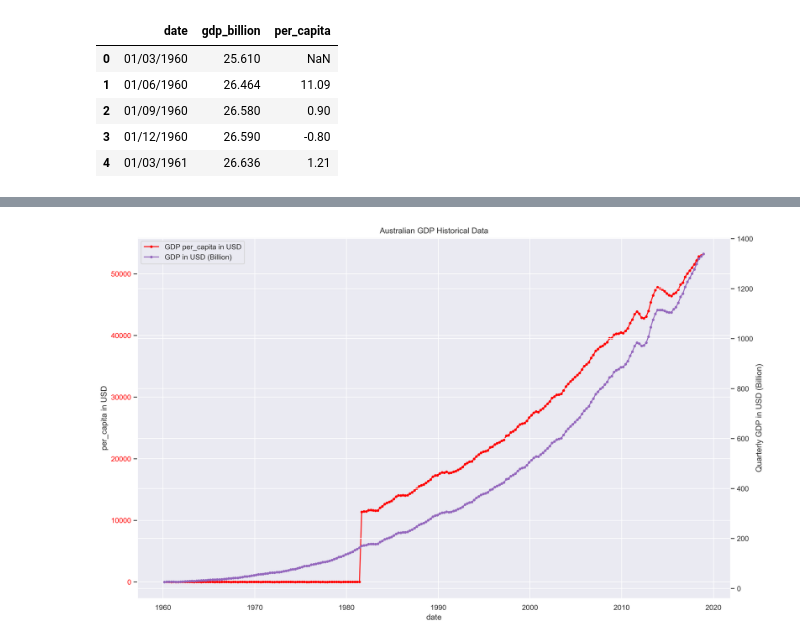
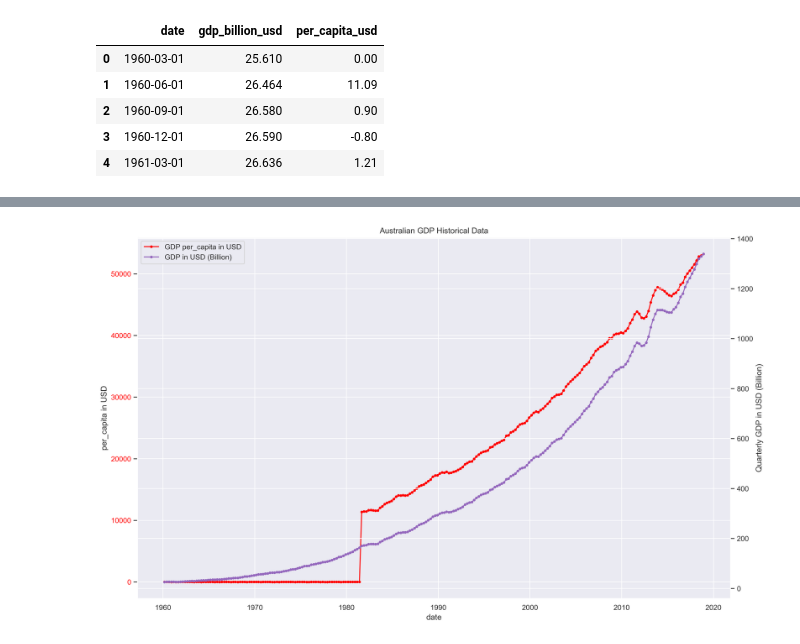
Before and after one commit to MDSI-AUG-2020-DSP/ASX, a Jupyter notebook: Housing_GDP.ipynb, the cells around one changed output, grey strips where cells are left out. Saved outputs shown, nothing was run; the diff lists cells and outputs as text; code cells hidden in the pictures.

```diff
--- a/Housing_GDP.ipynb
+++ b/Housing_GDP.ipynb
@@ -28,3 +28,27 @@ import matplotlib.pyplot as plt
 import seaborn as sns
 sns.set()
 %matplotlib inline
+# %%
+import pandas as pd
+import getpass
+from functions import connect_mysql, mysql_list
+
+# Input User id
+try:
+    # password input hashed
+    id = getpass.getpass("id: ")
+except Exception as ex:
+    print('Error Occured : ', ex)
+#Input password
+try:
+    # password input hashed
+    pwd = getpass.getpass("password: ")
+except Exception as ex:
+    print('Error Occured : ', ex)
+
+#host for RDS connection
+host = "mdsi-dsp-spr-2020.cehiwpryiego.ap-southeast-2.rds.amazonaws.com"
+mydb = connect_mysql(host, id, pwd)
+
+if mydb:
+    print("Connection Successful")
@@ -30,0 +59,10 @@ sns.set()
+# %%
+from functions import mysql_list
+mydb = connect_mysql(host, id, pwd)
+mycursor = mydb.cursor()
+mycursor.execute("SHOW DATABASES;")
+# create a list of database
+db_list = mysql_list(mycursor.fetchall())
+print(db_list)
+# asx is the database to be used
+db = "asx"
@@ -31,15 +103,16 @@ sns.set()
 # %%
-# Import dataset and rename as `gdp_usd`
-gdp_usd = pd.read_csv('australia_GDP_1960_2020_usd.csv')
-gdp_usd.columns = ['date', 'gdp_billion','per_capita']
+# Generate dataset from MySQL Server and rename as `gdp_usd`
+mydb = connect_mysql(host, id, pwd, db)
+gdp_usd = pd.read_sql_query("SELECT * FROM australia_GDP_1960_2020_usd", con=mydb)
+gdp_usd.columns = ['date', 'gdp_billion_usd','per_capita_usd']
 gdp_usd.head()
 # %% [output]
-|  | date | gdp_billion | per_capita |
-| 0 | 01/03/1960 | 25.610 | NaN |
-| 1 | 01/06/1960 | 26.464 | 11.09 |
-| 2 | 01/09/1960 | 26.580 | 0.90 |
-| 3 | 01/12/1960 | 26.590 | -0.80 |
-| 4 | 01/03/1961 | 26.636 | 1.21 |
+|  | date | gdp_billion_usd | per_capita_usd |
+| 0 | 1960-03-01 | 25.610 | 0.00 |
+| 1 | 1960-06-01 | 26.464 | 11.09 |
+| 2 | 1960-09-01 | 26.580 | 0.90 |
+| 3 | 1960-12-01 | 26.590 | -0.80 |
+| 4 | 1961-03-01 | 26.636 | 1.21 |
 # %%
 # Convert data type of 'date' column to date. So that the dataframe could be ordered by date in the following steps.
 gdp_usd['date'] = pd.to_datetime(gdp_usd['date'], format = '%d/%m/%Y')
```
Also changed, not shown: parts of 28 cells of this notebook.
